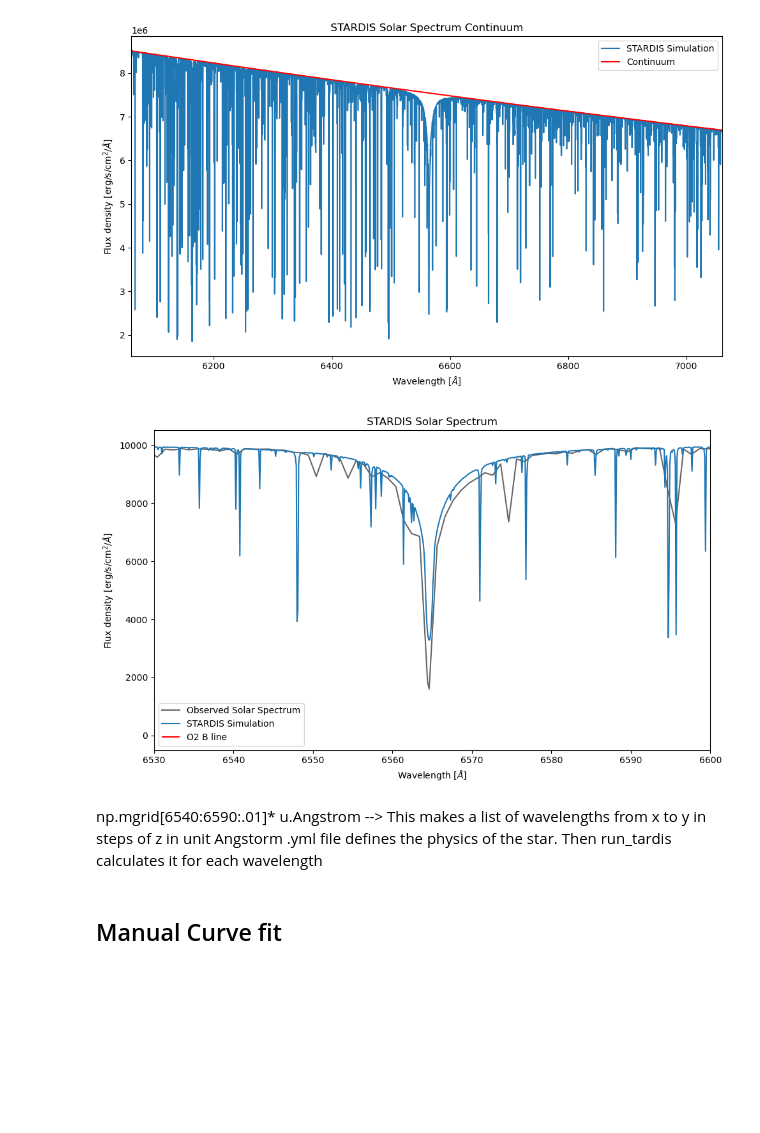
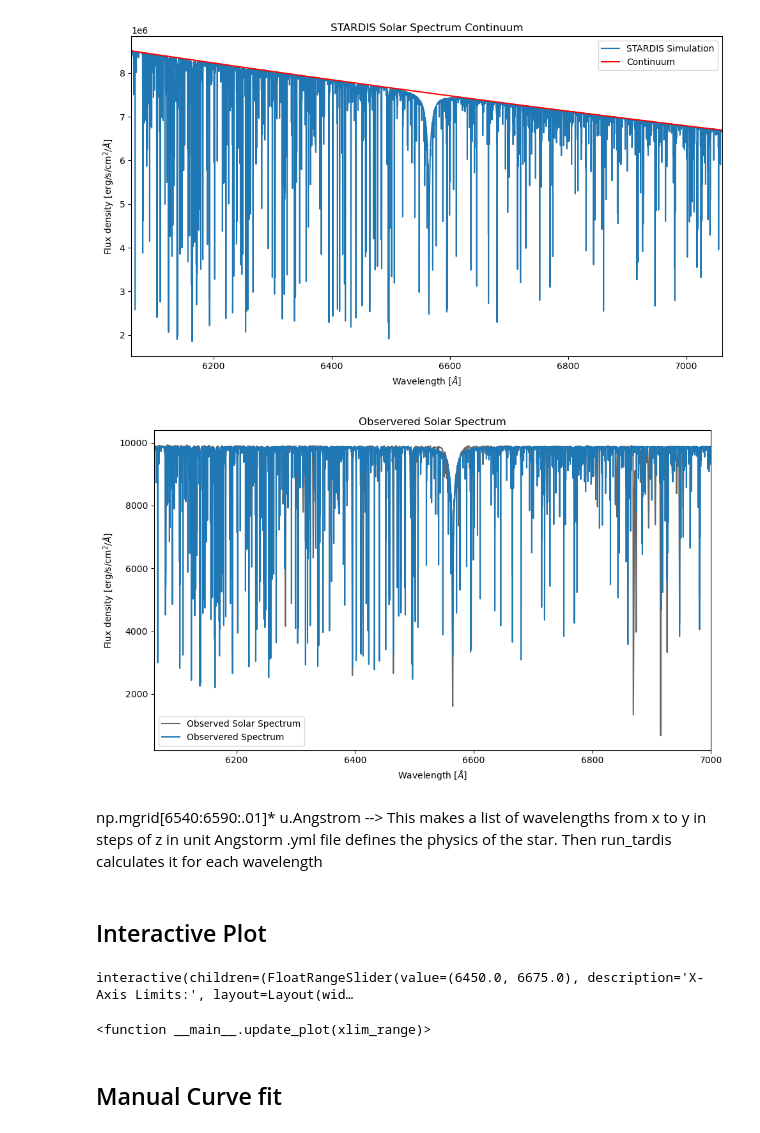
Before and after one commit to Keshavj-07/first_proj, a Jupyter notebook: scripts/Solar_Spectrum.ipynb, the cells around one changed output. Saved outputs shown, nothing was run; the diff lists cells and outputs as text; code cells hidden in the pictures; blank space fills up the shorter version.

```diff
--- a/scripts/Solar_Spectrum.ipynb
+++ b/scripts/Solar_Spectrum.ipynb
@@ -55,39 +35,75 @@ continuum_visualizer(sim2.lambdas, sim2.spectrum_lambda, sim.lambdas, sim.spectr
 # %% [output]
 [figure]
 # %%
-'''
+"""
 plt.figure(figsize=(10,6))
 plt.plot(sim2.lambdas, sim2.spectrum_lambda, color='red')
 plt.plot(sim.lambdas, sim.spectrum_lambda)
 plt.xlim((6062,7061))
 plt.title("STARDIS Solar Spectrum")
 plt.xlabel(r"Wavelength [$\AA$]")
 plt.ylabel(r"Flux density [erg/s/cm$^2$/$\AA$]")
 plt.tight_layout()
-'''
+"""
 
-y_best = sim.spectrum_lambda/sim2.spectrum_lambda*10000
+y_best = sim.spectrum_lambda / sim2.spectrum_lambda * 9880
 
-plt.figure(figsize=(10,6))
-plt.plot(wave_vac, flux, label='Observed Solar Spectrum', color = 'black', alpha = 0.6)
+plt.figure(figsize=(10, 6))
+plt.plot(wave_vac, flux, label="Observed Solar Spectrum", color="black", alpha=0.6)
 
-plt.xlim((6530,6600)) # Zoom in on the H-alpha line
-#plt.xlim((6800,6925)) # Zoom in on the O2 B line
-plt.title("STARDIS Solar Spectrum")
+plt.xlim((6061, 7000))  # Zoom in on the H-alpha line
+# plt.xlim((6800,6925)) # Zoom in on the O2 B line
+plt.title("Observered Solar Spectrum")
 plt.xlabel(r"Wavelength [$\AA$]")
 plt.ylabel(r"Flux density [erg/s/cm$^2$/$\AA$]")
 plt.tight_layout()
 
-plt.plot (sim.lambdas, y_best, label='STARDIS Simulation')
-#plt.vlines(6564.6, ymin=0, ymax=10000, color='red', label='H-alpha line')
-plt.vlines(6869.4, ymin=0, ymax=10000, color='red', label='O2 B line')
+plt.plot(sim.lambdas, y_best, label="Observered Spectrum")
+# plt.vlines(6564.6, ymin=0, ymax=10000, color='red', label='H-alpha line')
+# plt.vlines(6869.4, ymin=0, ymax=10000, color='red', label='O2 B line')
 plt.legend()
 plt.show()
 # %% [output]
-[figure, old version]
+[figure, new version]
 # %% [markdown]
 np.mgrid[6540:6590:.01]* u.Angstrom --> This makes a list of wavelengths from x to y in steps of z in unit Angstorm
 .yml file defines the physics of the star. Then run_tardis calculates it for each wavelength
+# %% [markdown]
+## Interactive Plot
+# %%
+def update_plot(xlim_range):
+    plt.figure(figsize=(10, 6))
+    plt.plot(wave_vac, flux, label="Observed Solar Spectrum", color="black", alpha=0.6)
+    plt.plot(sim.lambdas, y_best, label="STARDIS Simulation")
+    # plt.xlim((6530,6600)) # Zoom in on the H-alpha line
+    plt.xlim((xlim_range[0], xlim_range[1]))  # Zoom in on the O2 B line
+    plt.ylim((9000, 10000))
+    plt.title("STARDIS Solar Spectrum")
+    plt.xlabel(r"Wavelength [$\AA$]")
+    plt.ylabel(r"Flux density [erg/s/cm$^2$/$\AA$]")
+    plt.tight_layout()
+
+    # plt.vlines(6564.6, ymin=0, ymax=10000, color='red', label='H-alpha line')
+    # plt.vlines(6869.4, ymin=0, ymax=10000, color='red', label='O2 B line')
+    plt.legend()
+    plt.show()
+
+
+# Create range slider (min, max)
+interact(
+    update_plot,
+    xlim_range=widgets.FloatRangeSlider(
+        value=[6450, 6675],
+        min=6000,
+        max=7000,
+        step=1,
+        description="X-Axis Limits:",
+        layout=widgets.Layout(width="80%"),
+    ),
+)
+# %% [output]
+interactive(children=(FloatRangeSlider(value=(6450.0, 6675.0), description='X-Axis Limits:', layout=Layout(wid…
+<function __main__.update_plot(xlim_range)>
 # %% [markdown]
 ## Manual Curve fit
 # %%
```
Also changed, not shown: parts of 21 cells of this notebook, 1 other file.
